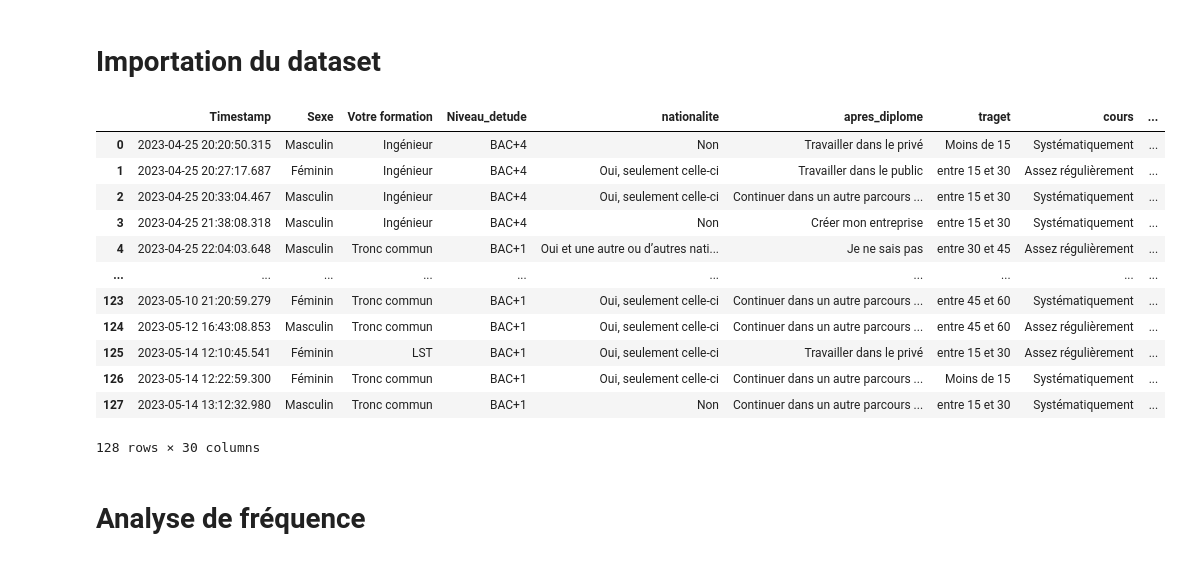
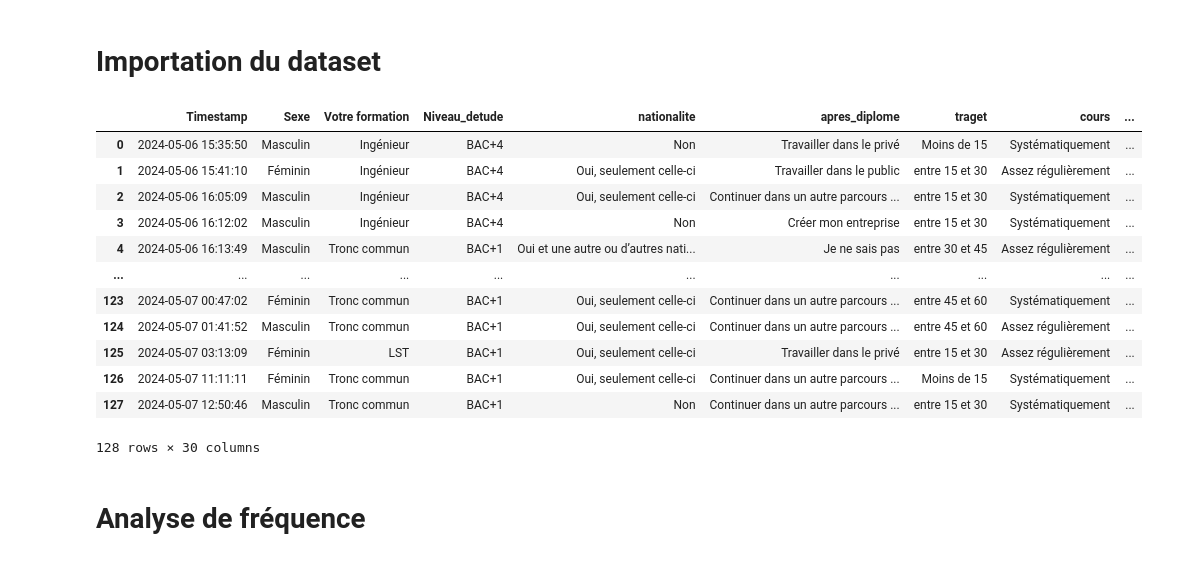
Before and after one commit to abdelhadi-elbcir/sondage-fst-data-analyse, a Jupyter notebook: ABDELHADI_WISSAM.ipynb, the cells around one changed output. Cells and saved outputs as stored; diff of their text form; code cells hidden in the pictures.

```diff
--- a/KHOUDRAJI_ELHASSNAOUI_CHIHAB_PROJET_SONDAGE.ipynb
+++ b/ABDELHADI_WISSAM.ipynb
@@ -18,22 +17,22 @@ from pandas_datareader import data as pdr
 # Importation du dataset
 # %%
 #import the data and read it using pandas
-df = pd.read_excel("/content/sample_data/FST Survey.xlsx")
+df = pd.read_excel("FST Sondage.xlsx")
 df = pd.DataFrame(df)
 df
 # %% [output]
 |  | Timestamp | Sexe | Votre formation | Niveau_detude | nationalite | apres_diplome | traget | cours | ... |
-| 0 | 2023-04-25 20:20:50.315 | Masculin | Ingénieur | BAC+4 | Non | Travailler dans le privé | Moins de 15 | Systématiquement | ... |
-| 1 | 2023-04-25 20:27:17.687 | Féminin | Ingénieur | BAC+4 | Oui, seulement celle-ci | Travailler dans le public | entre 15 et 30 | Assez régulièrement | ... |
-| 2 | 2023-04-25 20:33:04.467 | Masculin | Ingénieur | BAC+4 | Oui, seulement celle-ci | Continuer dans un autre parcours ... | entre 15 et 30 | Systématiquement | ... |
-| 3 | 2023-04-25 21:38:08.318 | Masculin | Ingénieur | BAC+4 | Non | Créer mon entreprise | entre 15 et 30 | Systématiquement | ... |
-| 4 | 2023-04-25 22:04:03.648 | Masculin | Tronc commun | BAC+1 | Oui et une autre ou d’autres nati... | Je ne sais pas | entre 30 et 45 | Assez régulièrement | ... |
+| 0 | 2024-05-06 15:35:50 | Masculin | Ingénieur | BAC+4 | Non | Travailler dans le privé | Moins de 15 | Systématiquement | ... |
+| 1 | 2024-05-06 15:41:10 | Féminin | Ingénieur | BAC+4 | Oui, seulement celle-ci | Travailler dans le public | entre 15 et 30 | Assez régulièrement | ... |
+| 2 | 2024-05-06 16:05:09 | Masculin | Ingénieur | BAC+4 | Oui, seulement celle-ci | Continuer dans un autre parcours ... | entre 15 et 30 | Systématiquement | ... |
+| 3 | 2024-05-06 16:12:02 | Masculin | Ingénieur | BAC+4 | Non | Créer mon entreprise | entre 15 et 30 | Systématiquement | ... |
+| 4 | 2024-05-06 16:13:49 | Masculin | Tronc commun | BAC+1 | Oui et une autre ou d’autres nati... | Je ne sais pas | entre 30 et 45 | Assez régulièrement | ... |
 | ... | ... | ... | ... | ... | ... | ... | ... | ... | ... |
-| 123 | 2023-05-10 21:20:59.279 | Féminin | Tronc commun | BAC+1 | Oui, seulement celle-ci | Continuer dans un autre parcours ... | entre 45 et 60 | Systématiquement | ... |
-| 124 | 2023-05-12 16:43:08.853 | Masculin | Tronc commun | BAC+1 | Oui, seulement celle-ci | Continuer dans un autre parcours ... | entre 45 et 60 | Assez régulièrement | ... |
-| 125 | 2023-05-14 12:10:45.541 | Féminin | LST | BAC+1 | Oui, seulement celle-ci | Travailler dans le privé | entre 15 et 30 | Assez régulièrement | ... |
-| 126 | 2023-05-14 12:22:59.300 | Féminin | Tronc commun | BAC+1 | Oui, seulement celle-ci | Continuer dans un autre parcours ... | Moins de 15 | Systématiquement | ... |
-| 127 | 2023-05-14 13:12:32.980 | Masculin | Tronc commun | BAC+1 | Non | Continuer dans un autre parcours ... | entre 15 et 30 | Systématiquement | ... |
+| 123 | 2024-05-07 00:47:02 | Féminin | Tronc commun | BAC+1 | Oui, seulement celle-ci | Continuer dans un autre parcours ... | entre 45 et 60 | Systématiquement | ... |
+| 124 | 2024-05-07 01:41:52 | Masculin | Tronc commun | BAC+1 | Oui, seulement celle-ci | Continuer dans un autre parcours ... | entre 45 et 60 | Assez régulièrement | ... |
+| 125 | 2024-05-07 03:13:09 | Féminin | LST | BAC+1 | Oui, seulement celle-ci | Travailler dans le privé | entre 15 et 30 | Assez régulièrement | ... |
+| 126 | 2024-05-07 11:11:11 | Féminin | Tronc commun | BAC+1 | Oui, seulement celle-ci | Continuer dans un autre parcours ... | Moins de 15 | Systématiquement | ... |
+| 127 | 2024-05-07 12:50:46 | Masculin | Tronc commun | BAC+1 | Non | Continuer dans un autre parcours ... | entre 15 et 30 | Systématiquement | ... |
 128 rows × 30 columns
 # %% [markdown]
 # Analyse de fréquence
```
Also changed, not shown: parts of 4 cells of this notebook, 4 other files.
